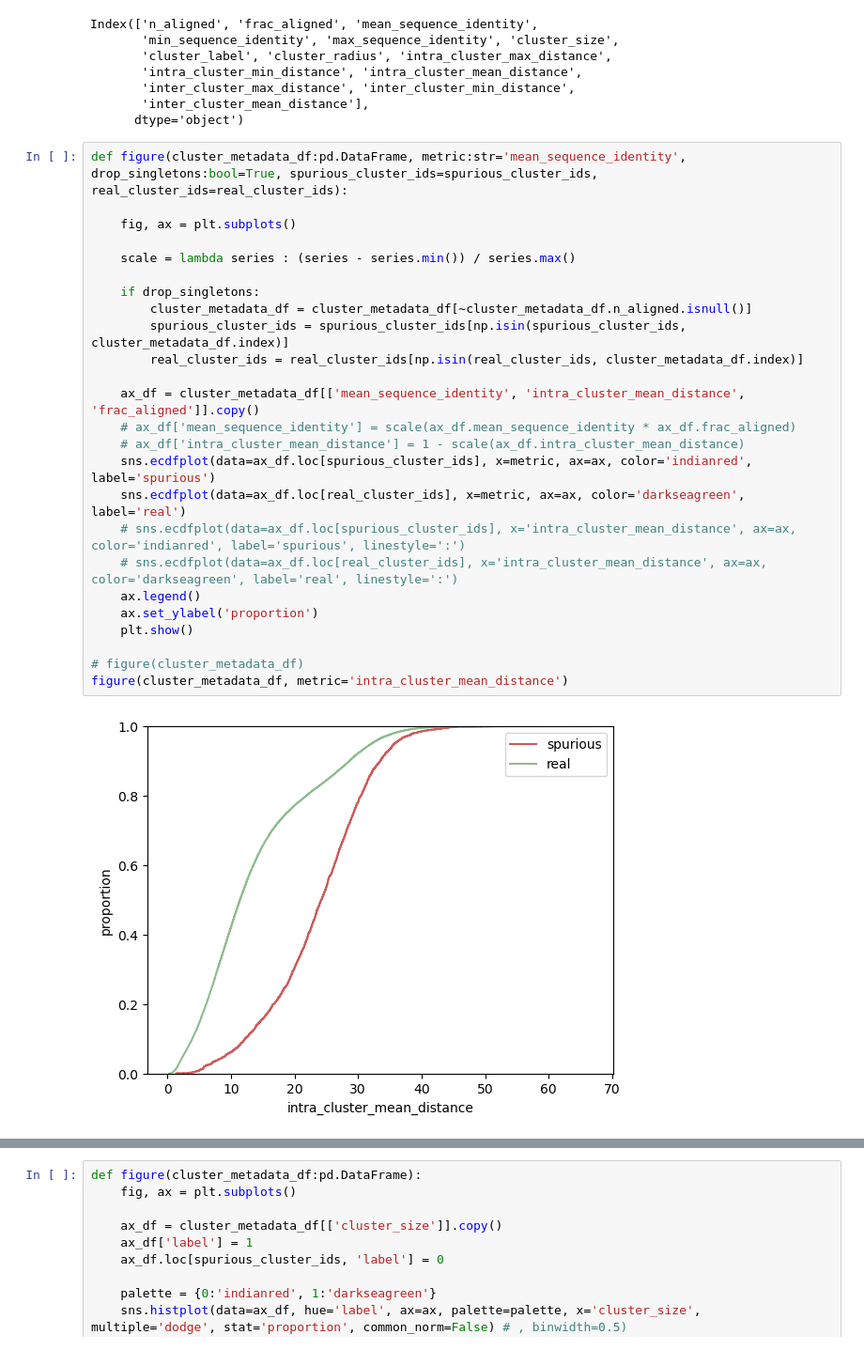
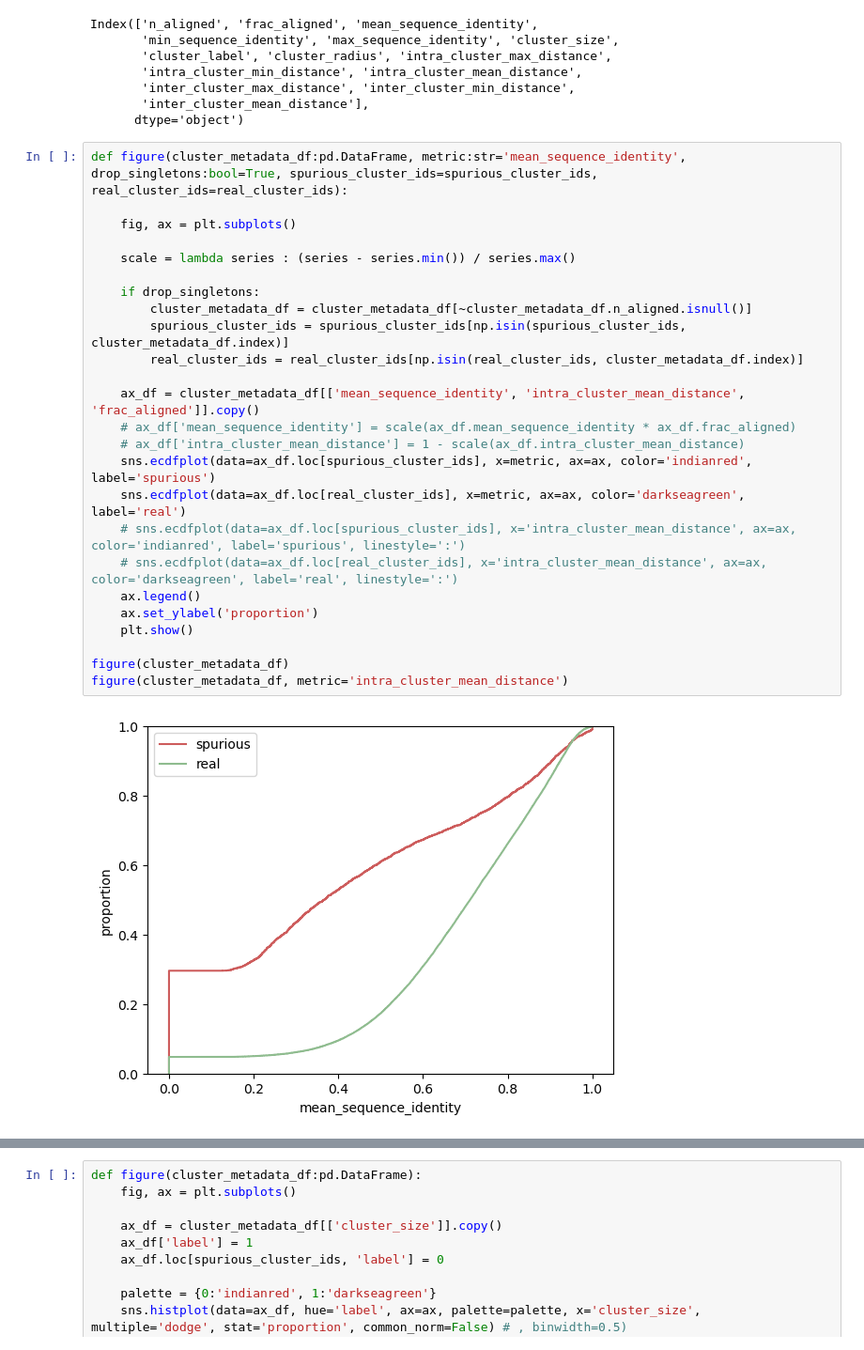
Before and after one commit to pipparichter/frugal, a Jupyter notebook: notebooks/cluster.ipynb, the cells around one changed output, grey strips where cells are left out. Shown at 94% size. Drawn from its saved outputs; the diff is of its cells as text.

```diff
--- a/notebooks/cluster.ipynb
+++ b/notebooks/cluster.ipynb
@@ -80,27 +80,27 @@ Index(['n_aligned', 'frac_aligned', 'mean_sequence_identity',
 # %%
 def figure(cluster_metadata_df:pd.DataFrame, metric:str='mean_sequence_identity', drop_singletons:bool=True, spurious_cluster_ids=spurious_cluster_ids, real_cluster_ids=real_cluster_ids):
 
     fig, ax = plt.subplots()
 
     scale = lambda series : (series - series.min()) / series.max()
 
     if drop_singletons:
         cluster_metadata_df = cluster_metadata_df[~cluster_metadata_df.n_aligned.isnull()]
         spurious_cluster_ids = spurious_cluster_ids[np.isin(spurious_cluster_ids, cluster_metadata_df.index)]
         real_cluster_ids = real_cluster_ids[np.isin(real_cluster_ids, cluster_metadata_df.index)]
 
     ax_df = cluster_metadata_df[['mean_sequence_identity', 'intra_cluster_mean_distance', 'frac_aligned']].copy()
     # ax_df['mean_sequence_identity'] = scale(ax_df.mean_sequence_identity * ax_df.frac_aligned)
     # ax_df['intra_cluster_mean_distance'] = 1 - scale(ax_df.intra_cluster_mean_distance)
     sns.ecdfplot(data=ax_df.loc[spurious_cluster_ids], x=metric, ax=ax, color='indianred', label='spurious')
     sns.ecdfplot(data=ax_df.loc[real_cluster_ids], x=metric, ax=ax, color='darkseagreen', label='real')
     # sns.ecdfplot(data=ax_df.loc[spurious_cluster_ids], x='intra_cluster_mean_distance', ax=ax, color='indianred', label='spurious', linestyle=':')
     # sns.ecdfplot(data=ax_df.loc[real_cluster_ids], x='intra_cluster_mean_distance', ax=ax, color='darkseagreen', label='real', linestyle=':')
     ax.legend()
     ax.set_ylabel('proportion')
     plt.show()
 
-# figure(cluster_metadata_df)
+figure(cluster_metadata_df)
 figure(cluster_metadata_df, metric='intra_cluster_mean_distance')
 # %% [output]
-[figure, old version]
+[figure, new version]
```
Also changed, not shown: parts of 1 cell of this notebook, 4 other files.
